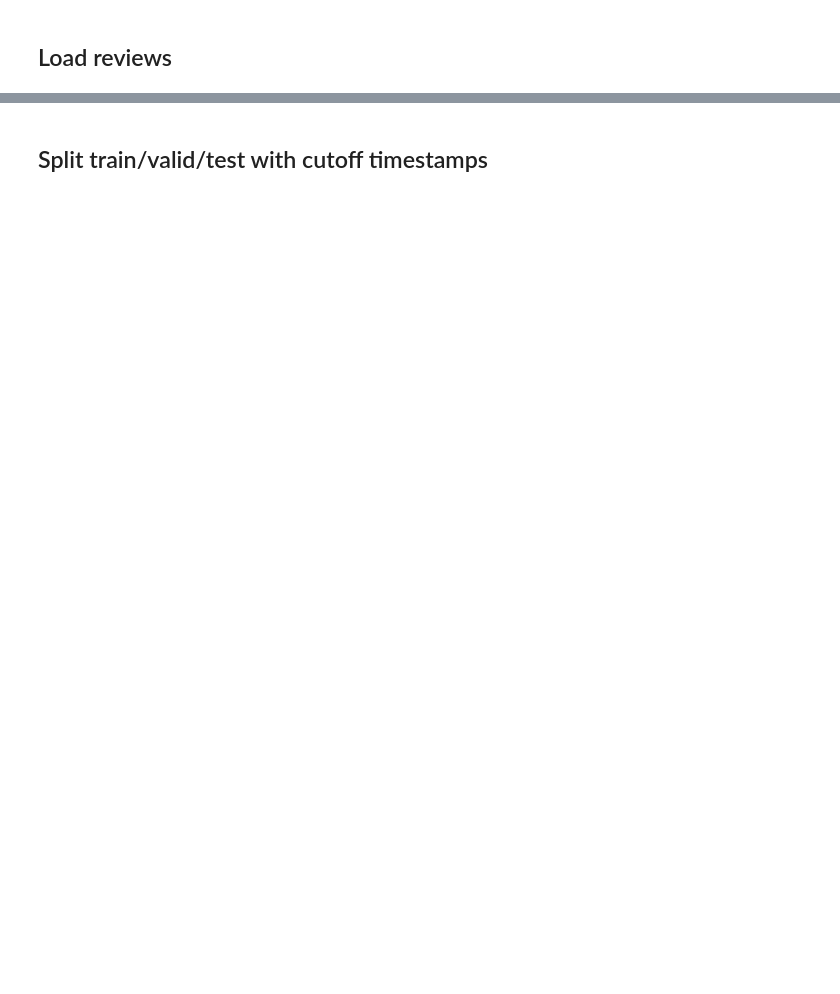
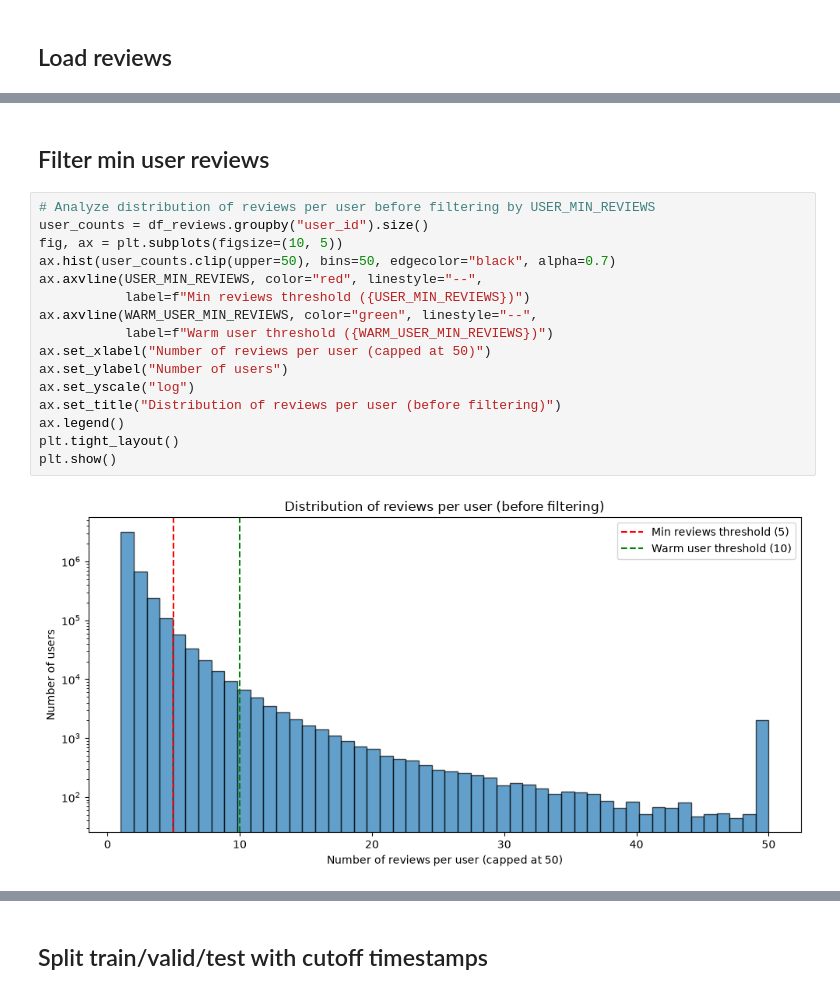
Before and after one commit to nginyc/amazon-beauty-product-recommender, a Jupyter notebook: eda/eda_beauty.ipynb, the cells around one changed output, grey strips where cells are left out. Saved outputs shown, nothing was run; the diff lists cells and outputs as text; blank space fills up the shorter version.

```diff
--- a/eda/eda_beauty.ipynb
+++ b/eda/eda_beauty.ipynb
@@ -110,0 +116,20 @@ memory usage: 417.6+ MB
+# %% [markdown]
+## Filter min user reviews
+# %%
+# Analyze distribution of reviews per user before filtering by USER_MIN_REVIEWS
+user_counts = df_reviews.groupby("user_id").size()
+fig, ax = plt.subplots(figsize=(10, 5))
+ax.hist(user_counts.clip(upper=50), bins=50, edgecolor="black", alpha=0.7)
+ax.axvline(USER_MIN_REVIEWS, color="red", linestyle="--",
+           label=f"Min reviews threshold ({USER_MIN_REVIEWS})")
+ax.axvline(WARM_USER_MIN_REVIEWS, color="green", linestyle="--",
+           label=f"Warm user threshold ({WARM_USER_MIN_REVIEWS})")
+ax.set_xlabel("Number of reviews per user (capped at 50)")
+ax.set_ylabel("Number of users")
+ax.set_yscale("log")
+ax.set_title("Distribution of reviews per user (before filtering)")
+ax.legend()
+plt.tight_layout()
+plt.show()
+# %% [output]
+[figure, added]
```
Also changed, not shown: parts of 20 cells of this notebook, 9 other files.
